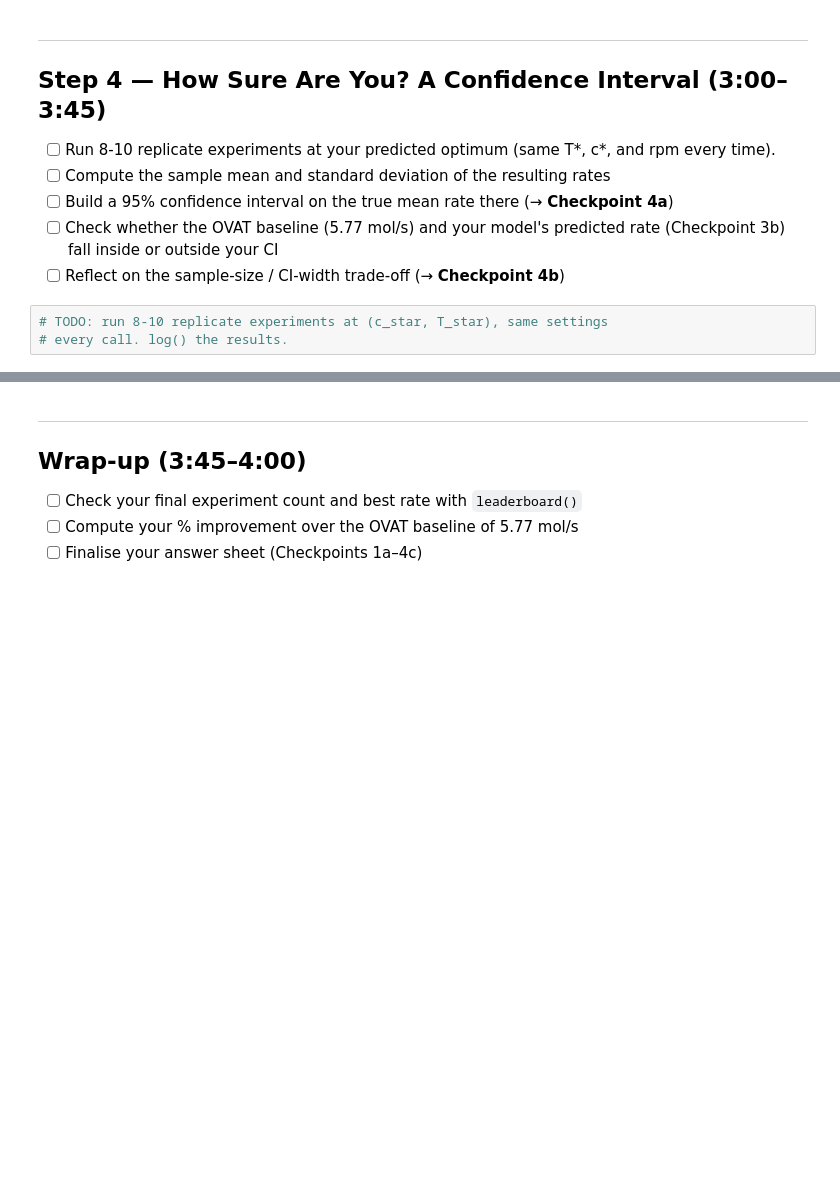
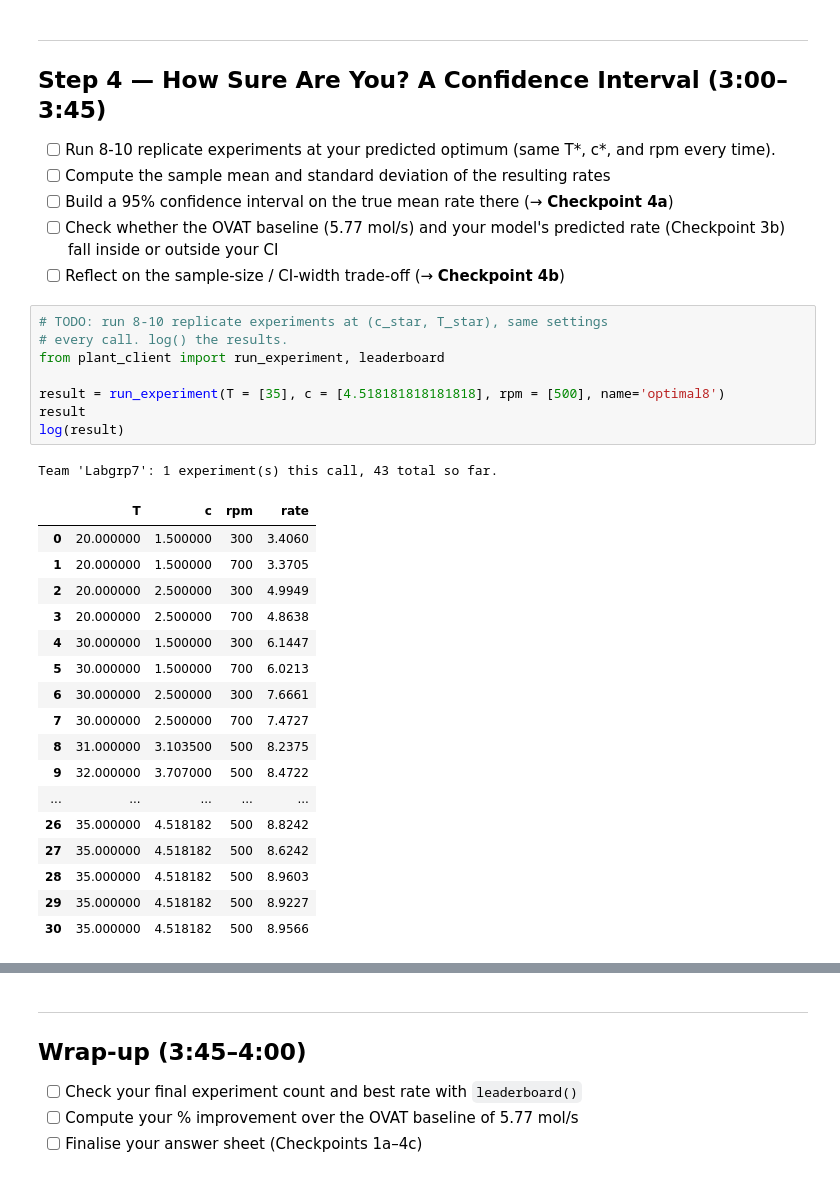
Before and after one commit to evagulevska-ctrl/1kb570_2026, a Jupyter notebook: Labs/03_optimising_catalytic_reaction/starter_notebook.ipynb, the cells around one changed output, grey strips where cells are left out. Saved outputs shown, nothing was run; the diff lists cells and outputs as text; blank space fills up the shorter version.

```diff
--- a/Labs/03_optimising_catalytic_reaction/starter_notebook.ipynb
+++ b/Labs/03_optimising_catalytic_reaction/starter_notebook.ipynb
@@ -156,6 +493,30 @@ log(result)
 # %%
 # TODO: run 8-10 replicate experiments at (c_star, T_star), same settings
 # every call. log() the results.
+from plant_client import run_experiment, leaderboard
+
+result = run_experiment(T = [35], c = [4.518181818181818], rpm = [500], name='optimal8')
+result
+log(result)
+# %% [output]
+Team 'Labgrp7': 1 experiment(s) this call, 43 total so far.
+|  | T | c | rpm | rate |
+| 0 | 20.000000 | 1.500000 | 300 | 3.4060 |
+| 1 | 20.000000 | 1.500000 | 700 | 3.3705 |
+| 2 | 20.000000 | 2.500000 | 300 | 4.9949 |
+| 3 | 20.000000 | 2.500000 | 700 | 4.8638 |
+| 4 | 30.000000 | 1.500000 | 300 | 6.1447 |
+| 5 | 30.000000 | 1.500000 | 700 | 6.0213 |
+| 6 | 30.000000 | 2.500000 | 300 | 7.6661 |
+| 7 | 30.000000 | 2.500000 | 700 | 7.4727 |
+| 8 | 31.000000 | 3.103500 | 500 | 8.2375 |
+| 9 | 32.000000 | 3.707000 | 500 | 8.4722 |
+| ... | ... | ... | ... | ... |
+| 26 | 35.000000 | 4.518182 | 500 | 8.8242 |
+| 27 | 35.000000 | 4.518182 | 500 | 8.6242 |
+| 28 | 35.000000 | 4.518182 | 500 | 8.9603 |
+| 29 | 35.000000 | 4.518182 | 500 | 8.9227 |
+| 30 | 35.000000 | 4.518182 | 500 | 8.9566 |
 # %%
 # TODO: compute mean, standard deviation (ddof=1), and a 95% confidence
 # interval on the mean rate. Use scipy.stats.t.ppf(0.975, df=n-1) for the
```
Also changed, not shown: parts of 21 cells of this notebook.
